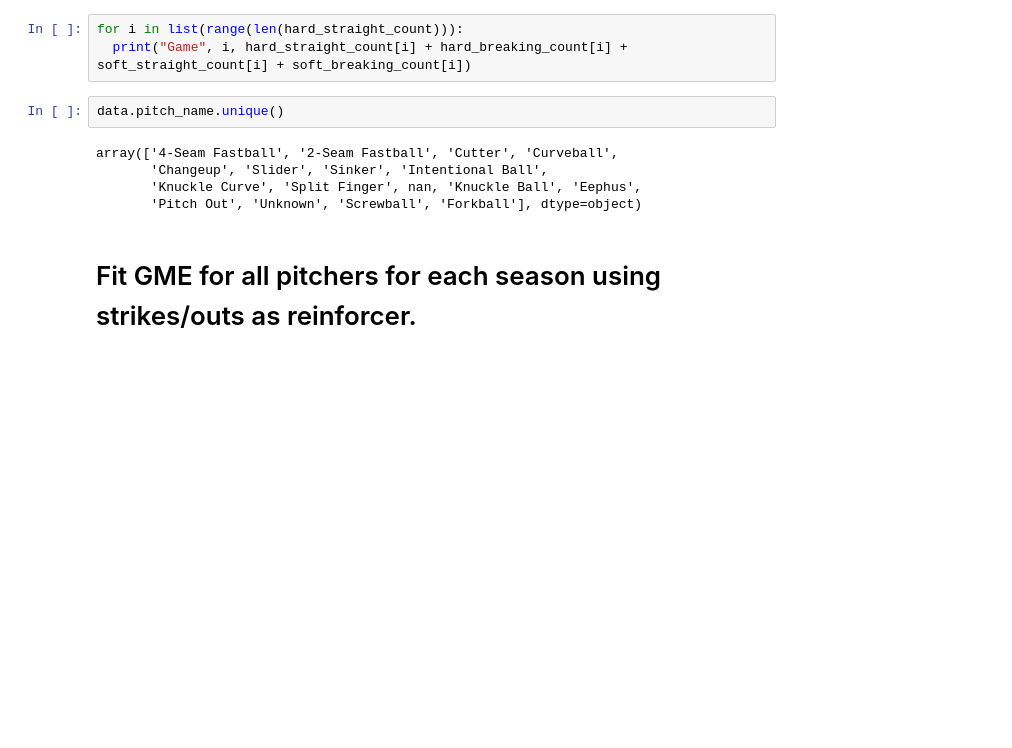
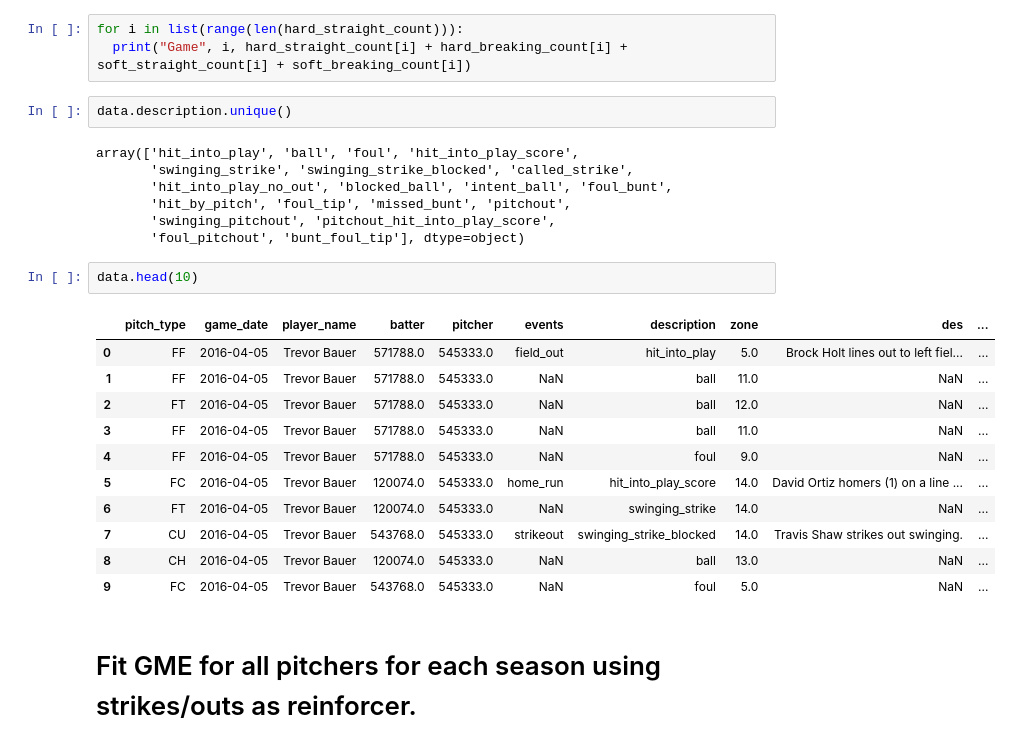
Before and after one commit to david-j-cox/Man-vs-Machine, a Jupyter notebook: GME_fits.ipynb, the cells around one changed output. Drawn from its saved outputs; the diff is of its cells as text; blank space fills up the shorter version.

```diff
--- a/GME_fits.ipynb
+++ b/GME_fits.ipynb
@@ -125,11 +159,27 @@ AttributeError: ignored
 for i in list(range(len(hard_straight_count))):
   print("Game", i, hard_straight_count[i] + hard_breaking_count[i] + soft_straight_count[i] + soft_breaking_count[i])
 # %%
-data.pitch_name.unique()
+data.description.unique()
 # %% [output]
-array(['4-Seam Fastball', '2-Seam Fastball', 'Cutter', 'Curveball',
-       'Changeup', 'Slider', 'Sinker', 'Intentional Ball',
-       'Knuckle Curve', 'Split Finger', nan, 'Knuckle Ball', 'Eephus',
-       'Pitch Out', 'Unknown', 'Screwball', 'Forkball'], dtype=object)
+array(['hit_into_play', 'ball', 'foul', 'hit_into_play_score',
+       'swinging_strike', 'swinging_strike_blocked', 'called_strike',
+       'hit_into_play_no_out', 'blocked_ball', 'intent_ball', 'foul_bunt',
+       'hit_by_pitch', 'foul_tip', 'missed_bunt', 'pitchout',
+       'swinging_pitchout', 'pitchout_hit_into_play_score',
+       'foul_pitchout', 'bunt_foul_tip'], dtype=object)
+# %%
+data.head(10)
+# %% [output]
+|  | pitch_type | game_date | player_name | batter | pitcher | events | description | zone | des | ... |
+| 0 | FF | 2016-04-05 | Trevor Bauer | 571788.0 | 545333.0 | field_out | hit_into_play | 5.0 | Brock Holt lines out to left fiel... | ... |
+| 1 | FF | 2016-04-05 | Trevor Bauer | 571788.0 | 545333.0 | NaN | ball | 11.0 | NaN | ... |
+| 2 | FT | 2016-04-05 | Trevor Bauer | 571788.0 | 545333.0 | NaN | ball | 12.0 | NaN | ... |
+| 3 | FF | 2016-04-05 | Trevor Bauer | 571788.0 | 545333.0 | NaN | ball | 11.0 | NaN | ... |
+| 4 | FF | 2016-04-05 | Trevor Bauer | 571788.0 | 545333.0 | NaN | foul | 9.0 | NaN | ... |
+| 5 | FC | 2016-04-05 | Trevor Bauer | 120074.0 | 545333.0 | home_run | hit_into_play_score | 14.0 | David Ortiz homers (1) on a line ... | ... |
+| 6 | FT | 2016-04-05 | Trevor Bauer | 120074.0 | 545333.0 | NaN | swinging_strike | 14.0 | NaN | ... |
+| 7 | CU | 2016-04-05 | Trevor Bauer | 543768.0 | 545333.0 | strikeout | swinging_strike_blocked | 14.0 | Travis Shaw strikes out swinging. | ... |
+| 8 | CH | 2016-04-05 | Trevor Bauer | 120074.0 | 545333.0 | NaN | ball | 13.0 | NaN | ... |
+| 9 | FC | 2016-04-05 | Trevor Bauer | 543768.0 | 545333.0 | NaN | foul | 5.0 | NaN | ... |
 # %% [markdown]
 # Fit GME for all pitchers for each season using strikes/outs as reinforcer.
```
Also changed, not shown: parts of 3 cells of this notebook.
